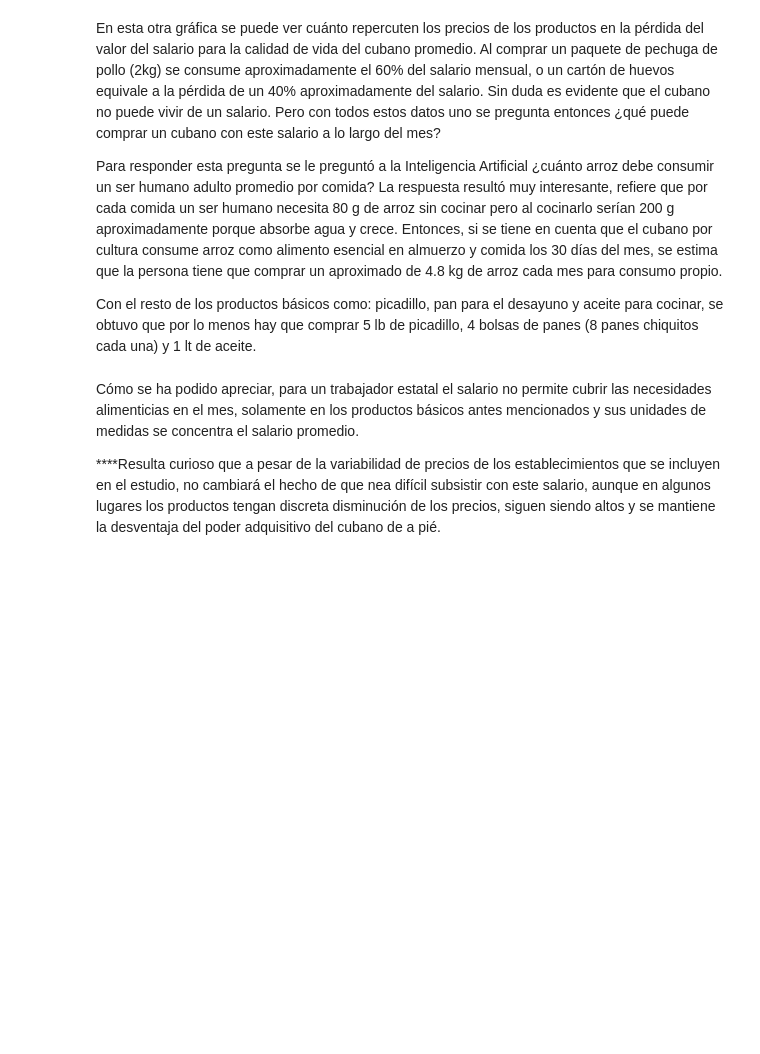
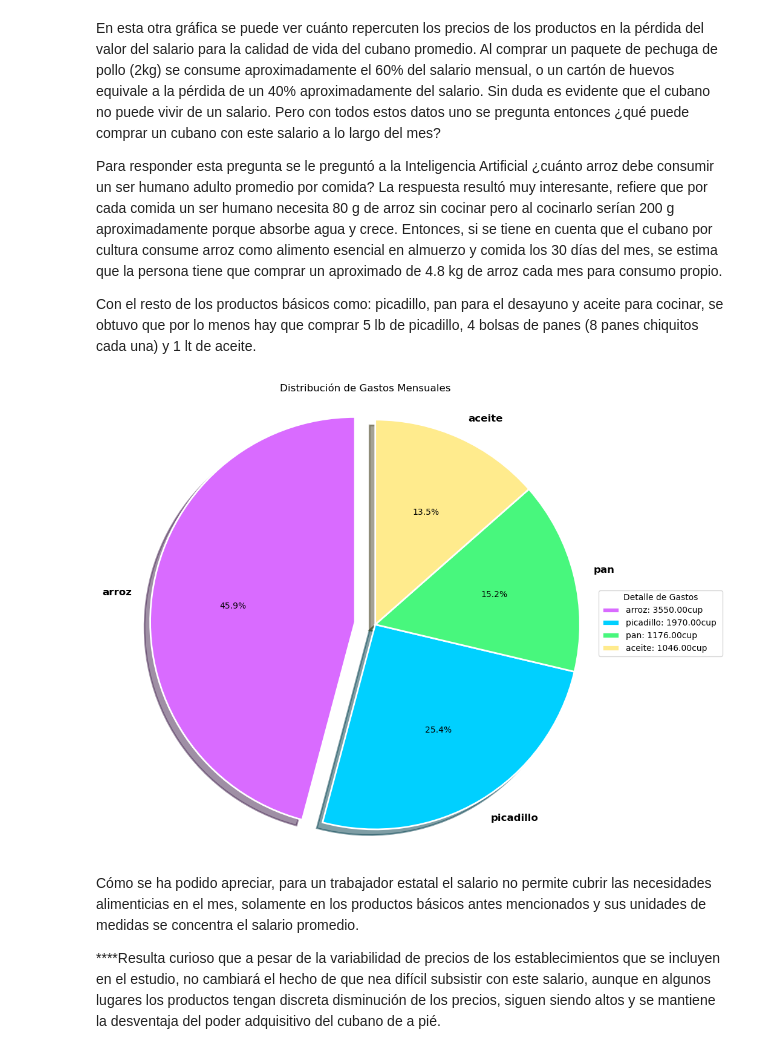
Before and after one commit to k4rry06-cd/proyecto-icd, a Jupyter notebook: El Dilema del Consumidor.ipynb, the cells around one changed output. Drawn from its saved outputs; the diff is of its cells as text; code cells hidden in the pictures; blank space fills up the shorter version.

```diff
--- a/El Dilema del Consumidor.ipynb
+++ b/El Dilema del Consumidor.ipynb
@@ -245,3 +40,8 @@ def canasta_basica_al_mes(diccionario)
+# %%
+import main
+main.canasta_basica_al_mes(main.diccionario)
+# %% [output]
+[figure, added]
 # %% [markdown]
 Cómo se ha podido apreciar, para un trabajador estatal el salario no permite cubrir las necesidades alimenticias en el mes, solamente en los productos básicos antes mencionados y sus unidades de medidas se concentra el salario promedio.
 
```
Also changed, not shown: parts of 17 cells of this notebook, 1 other file.
